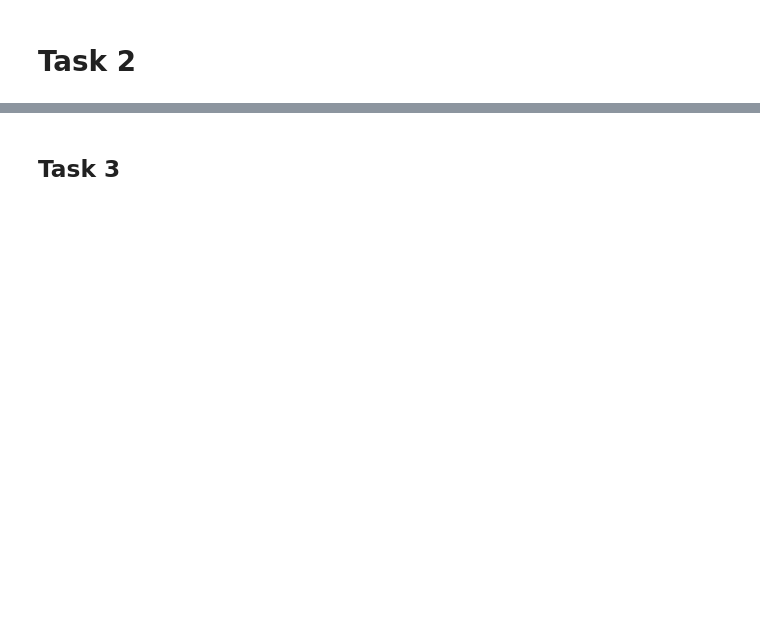
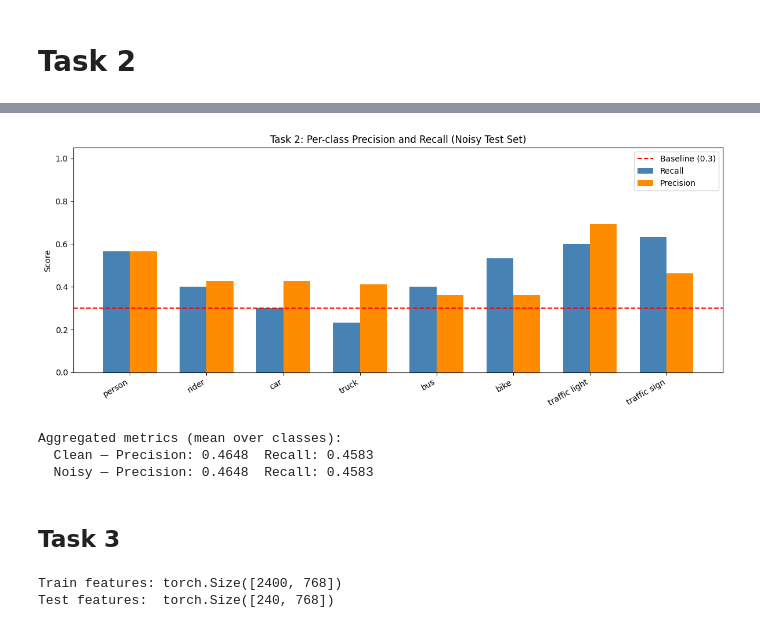
Before and after one commit to mehslambo/deepl-assignment, a Jupyter notebook: assignment2_skeleton.ipynb, the cells around one changed output, grey strips where cells are left out. Saved outputs shown, nothing was run; the diff lists cells and outputs as text; code cells hidden in the pictures; blank space fills up the shorter version.

```diff
--- a/assignment2_skeleton.ipynb
+++ b/assignment2_skeleton.ipynb
@@ -574,3 +706,44 @@ for a in ax:
+# %%
+def per_class_metrics(preds, labels, num_classes):
+    precisions, recalls = [], []
+    for c in range(num_classes):
+        TP = ((preds == c) & (labels == c)).sum().item()
+        FP = ((preds == c) & (labels != c)).sum().item()
+        FN = ((preds != c) & (labels == c)).sum().item()
+        precisions.append(TP / (TP + FP) if (TP + FP) > 0 else 0.0)
+        recalls.append(   TP / (TP + FN) if (TP + FN) > 0 else 0.0)
+    return precisions, recalls
+
+
+_, preds_noisy, labels_noisy = test2(test_loader_noisy2)
+_, preds_clean, labels_clean = test2(test_loader_clean2)
+
+prec_noisy, rec_noisy = per_class_metrics(preds_noisy, labels_noisy, NUM_CLASSES)
+prec_clean, rec_clean = per_class_metrics(preds_clean, labels_clean, NUM_CLASSES)
+
+x = np.arange(NUM_CLASSES)
+width = 0.35
+fig, ax = plt.subplots(figsize=(12, 5))
+ax.bar(x - width/2, rec_noisy,  width, label='Recall',    color='steelblue')
+ax.bar(x + width/2, prec_noisy, width, label='Precision', color='darkorange')
+ax.set_xticks(x)
+ax.set_xticklabels(CLASS_NAMES, rotation=30, ha='right')
+ax.set_ylim(0, 1.05)
+ax.axhline(y=0.3, color='red', linestyle='--', label='Baseline (0.3)')
+ax.set_ylabel('Score')
+ax.set_title('Task 2: Per-class Precision and Recall (Noisy Test Set)')
+ax.legend()
+plt.tight_layout()
+plt.show()
+
+print('Aggregated metrics (mean over classes):')
+print(f'  Clean — Precision: {np.mean(prec_clean):.4f}  Recall: {np.mean(rec_clean):.4f}')
+print(f'  Noisy — Precision: {np.mean(prec_noisy):.4f}  Recall: {np.mean(rec_noisy):.4f}')
+# %% [output]
+[figure, added]
+Aggregated metrics (mean over classes):
+  Clean — Precision: 0.4648  Recall: 0.4583
+  Noisy — Precision: 0.4648  Recall: 0.4583
 # %% [markdown]
 ## Task 3
 # %%
@@ -608,0 +795,25 @@ class LinearProbeClassifier(nn.Module):
+# %%
+linear_probe = LinearProbeClassifier('vit_b_16', NUM_CLASSES).to(DEVICE)
+
+
+def extract_features(dataloader, model):
+    model.eval()
+    all_features = []
+    all_labels   = []
+    with torch.no_grad():
+        for imgs, labels in dataloader:
+            imgs = imgs.to(DEVICE)
+            features = model.backbone(imgs).cpu()
+            all_features.append(features)
+            all_labels.append(labels)
+    return torch.cat(all_features), torch.cat(all_labels)
+
+
+train_features, train_labels_t3 = extract_features(train_loader_t3, linear_probe)
+test_features,  test_labels_t3  = extract_features(test_loader_t3,  linear_probe)
+
+print(f'Train features: {train_features.shape}')
+print(f'Test features:  {test_features.shape}')
+# %% [output]
+Train features: torch.Size([2400, 768])
+Test features:  torch.Size([240, 768])
```
Also changed, not shown: parts of 16 cells of this notebook.
